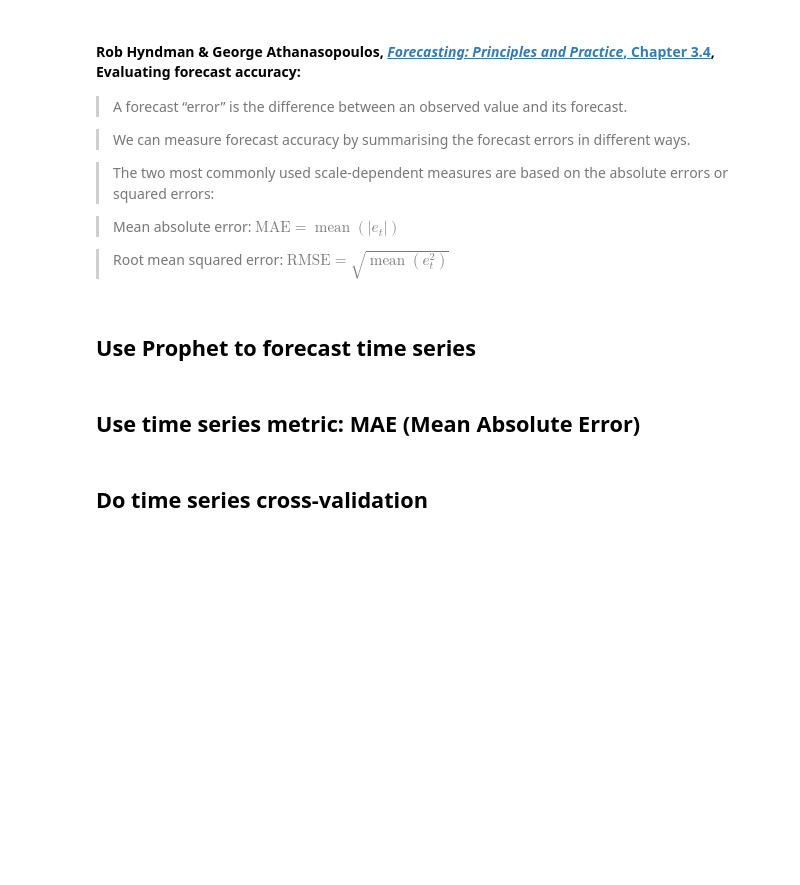
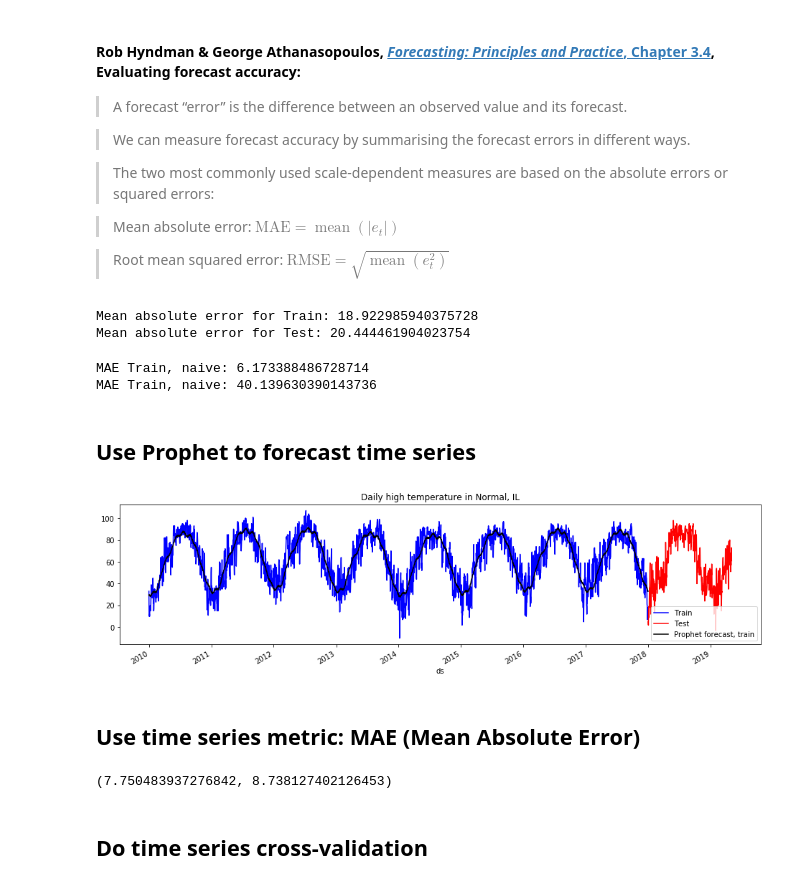
Before and after one commit to bloominstituteoftechnology/DS-Unit-2-Regression-1, a Jupyter notebook: module2-evaluating-forecasts/evaluating_forecasts.ipynb, the cells around one changed output. Drawn from its saved outputs; the diff is of its cells as text; code cells hidden in the pictures; blank space fills up the shorter version.

```diff
--- a/module2-evaluating-forecasts/evaluating_forecasts.ipynb
+++ b/module2-evaluating-forecasts/evaluating_forecasts.ipynb
@@ -188,2 +238,18 @@ weather = (pd.read_csv(url, parse_dates=['DATE'])
+# %%
+train_mae = mean_absolute_error(train['y'], train['mean_baseline'])
+test_mae = mean_absolute_error(test['y'], test['mean_baseline'])
+print('Mean absolute error for Train:', train_mae)
+print('Mean absolute error for Test:', test_mae)
+# %% [output]
+Mean absolute error for Train: 18.922985940375728
+Mean absolute error for Test: 20.444461904023754
+# %%
+train_mae = mean_absolute_error(train['y'], train['naive_baseline'])
+test_mae = mean_absolute_error(test['y'], test['naive_baseline'])
+print('MAE Train, naive:', train_mae)
+print('MAE Train, naive:', test_mae)
+# %% [output]
+MAE Train, naive: 6.173388486728714
+MAE Train, naive: 40.139630390143736
 # %% [markdown]
 ## Use Prophet to forecast time series
@@ -192,2 +256,15 @@ weather = (pd.read_csv(url, parse_dates=['DATE'])
+# %%
+
+weather_model = Prophet(daily_seasonality=False)
+weather_model.fit(train)
+train_forecast = weather_model.predict(train)
+test_forecast = weather_model.predict(test)
+# %%
+ax = train.plot(x='ds', y='y', color='blue', label='Train', figsize=(16,4))
+test.plot(x='ds',y='y',color='red',label='Test',ax=ax)
+train_forecast.plot(x='ds', y='yhat', color='black', label ='Prophet forecast, train', ax=ax)
+plt.title('Daily high temperature in Normal, IL');
+# %% [output]
+[figure, added]
 # %% [markdown]
 ## Use time series metric: MAE (Mean Absolute Error)
@@ -196,3 +271,9 @@ weather = (pd.read_csv(url, parse_dates=['DATE'])
+# %%
+train_mae = mean_absolute_error(train['y'], train_forecast['yhat'])
+test_mae = mean_absolute_error(test['y'], test_forecast['yhat'])
+train_mae, test_mae
+# %% [output]
+(7.750483937276842, 8.738127402126453)
 # %% [markdown]
 ## Do time series cross-validation
 # %% [markdown]
```
Also changed, not shown: parts of 32 cells of this notebook, 1 other file.
